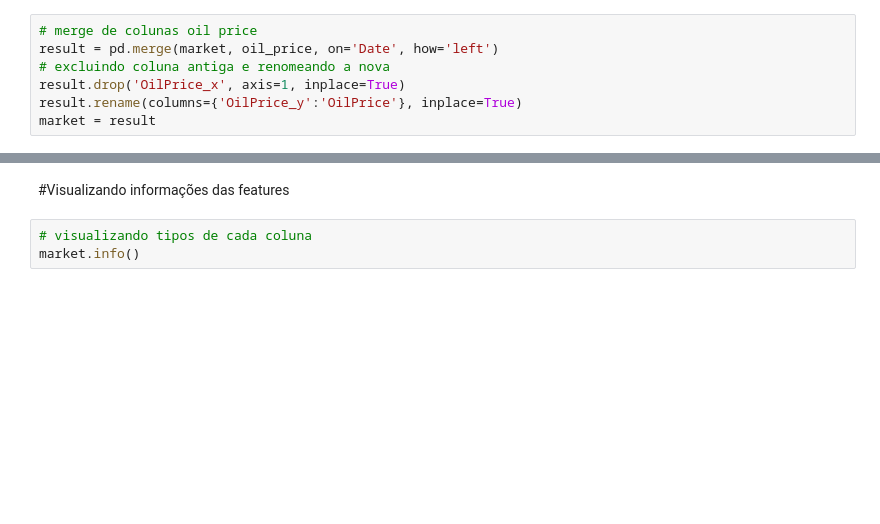
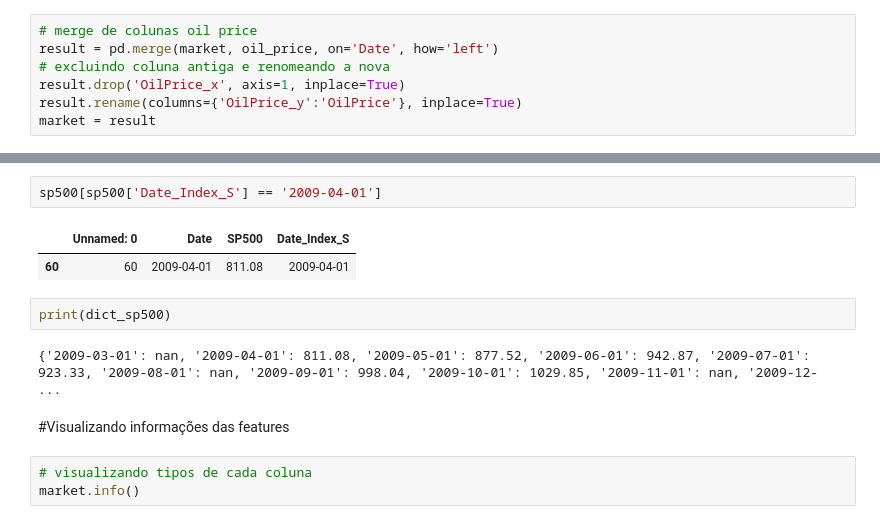
Before and after one commit to wallisonferreira/analise-exploratoria-mercados, a Jupyter notebook: pre_processing_1.ipynb, the cells around one changed output, grey strips where cells are left out. Drawn from its saved outputs; the diff is of its cells as text; blank space fills up the shorter version.

```diff
--- a/pre_processing_1.ipynb
+++ b/pre_processing_1.ipynb
@@ -110,3 +105,12 @@ sp500
+# %%
+sp500[sp500['Date_Index_S'] == '2009-04-01']
+# %% [output]
+|  | Unnamed: 0 | Date | SP500 | Date_Index_S |
+| 60 | 60 | 2009-04-01 | 811.08 | 2009-04-01 |
+# %%
+print(dict_sp500)
+# %% [output]
+{'2009-03-01': nan, '2009-04-01': 811.08, '2009-05-01': 877.52, '2009-06-01': 942.87, '2009-07-01': 923.33, '2009-08-01': nan, '2009-09-01': 998.04, '2009-10-01': 1029.85, '2009-11-01': nan, '2009-12- ...
 # %% [markdown]
 #Visualizando informações das features
 # %%
```
Also changed, not shown: parts of 8 cells of this notebook.
